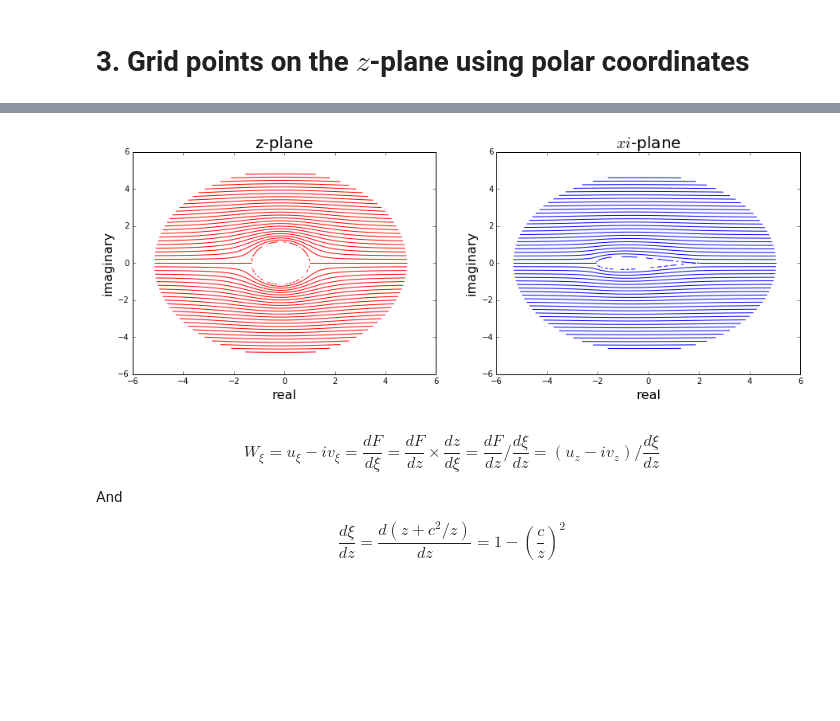
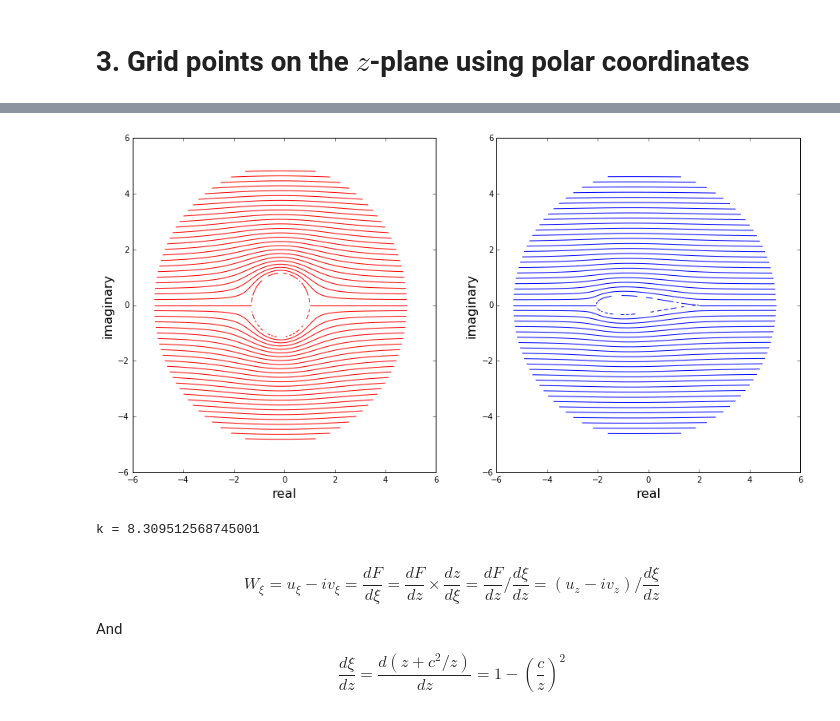
Before and after one commit to lpgleaves/mae6226-workspace, a Jupyter notebook: 06_Assignment_working.ipynb, the cells around one changed output, grey strips where cells are left out. Cells and saved outputs as stored; diff of their text form; code cells hidden in the pictures; blank space fills up the shorter version.

```diff
--- a/06_Assignment_working.ipynb
+++ b/06_Assignment_working.ipynb
@@ -143,37 +151,40 @@ pyplot.ylim(-6,6)
 # %%
 radius = 1.15
 uinf = 1
 vinf = 0
 xd = -0.15
 yd = 0
 
 k = (radius**2)*(2*numpy.pi*uinf)
 
 psid = getstreamfuncdub(k,xd,yd,zcirc.real,zcirc.imag)
 psifs = uinf*zcirc.imag
 psi = psid + psifs
 
 levels = numpy.linspace(-psi.max(),psi.max(),51)
 
 size = 5
-pyplot.figure(figsize=(3*size,size))
+pyplot.figure(figsize=(3*size,1.5*size))
 pyplot.subplot(121)
 pyplot.xlim(-6,6)
 pyplot.ylim(-6,6)
 pyplot.xlabel('real',fontsize=16)
 pyplot.ylabel('imaginary',fontsize=16)
-pyplot.title('z-plane',fontsize=20)
 pyplot.contour(zcirc.real, zcirc.imag, psi, levels=levels, colors='r', linewidths=1, linestyles='solid')
 
 pyplot.subplot(122)
 pyplot.xlim(-6,6)
 pyplot.ylim(-6,6)
 pyplot.xlabel('real',fontsize=16)
 pyplot.ylabel('imaginary',fontsize=16)
-pyplot.title('$xi$-plane',fontsize=20)
 pyplot.contour(xi.real, xi.imag, psi, levels=levels, colors='b', linewidths=1, linestyles='solid');
 # %% [output]
-[figure, old version]
+[figure, new version]
+# %%
+# 1. Strength of doublet
+print('k = ' + str(k))
+# %% [output]
+k = 8.309512568745001
 # %% [markdown]
 \begin{equation}
 W_\xi = u_\xi - iv_\xi = \frac{d F}{d \xi} = \frac{d F}{d z}\times\frac{d z}{d \xi} = \frac{d F}{d z}/\frac{d \xi}{d z} = (u_z-iv_z) / \frac{d \xi}{d z}
```
Also changed, not shown: parts of 14 cells of this notebook.
